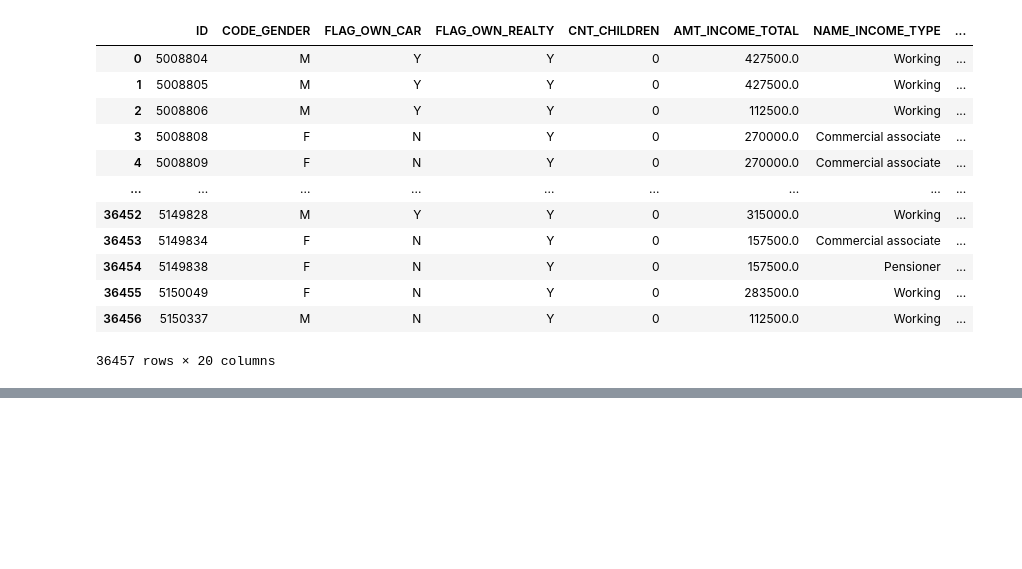
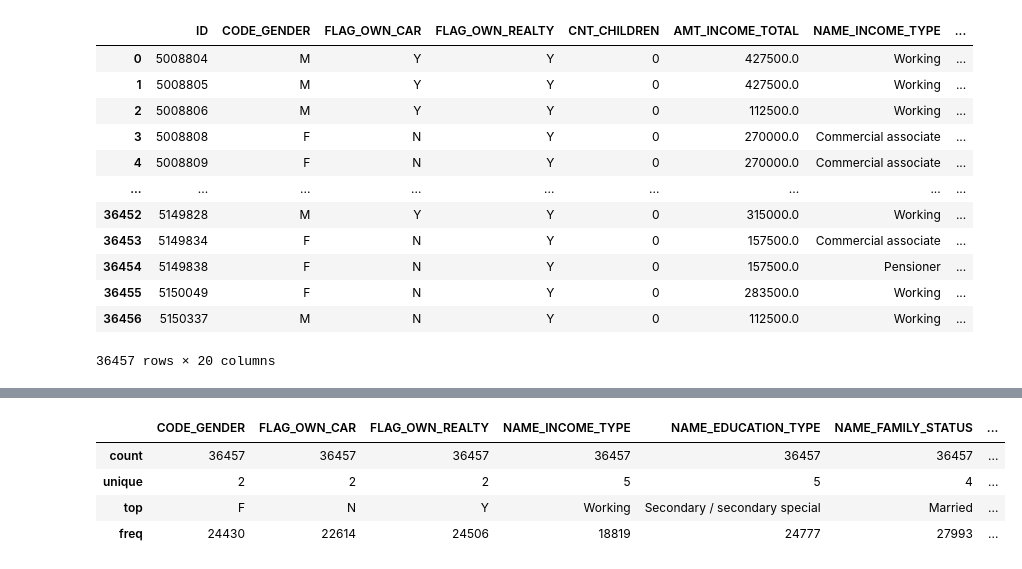
Before and after one commit to fazmila/Project, a Jupyter notebook: Project.ipynb, the cells around one changed output, grey strips where cells are left out. Saved outputs shown, nothing was run; the diff lists cells and outputs as text; code cells hidden in the pictures; blank space fills up the shorter version.

```diff
--- a/Project.ipynb
+++ b/Project.ipynb
@@ -290,0 +301,9 @@ fig.show()
+# %%
+# Categorical Columns Overview
+app_record.describe(include='O')
+# %% [output]
+|  | CODE_GENDER | FLAG_OWN_CAR | FLAG_OWN_REALTY | NAME_INCOME_TYPE | NAME_EDUCATION_TYPE | NAME_FAMILY_STATUS | ... |
+| count | 36457 | 36457 | 36457 | 36457 | 36457 | 36457 | ... |
+| unique | 2 | 2 | 2 | 5 | 5 | 4 | ... |
+| top | F | N | Y | Working | Secondary / secondary special | Married | ... |
+| freq | 24430 | 22614 | 24506 | 18819 | 24777 | 27993 | ... |
```
Also changed, not shown: parts of 18 cells of this notebook.
